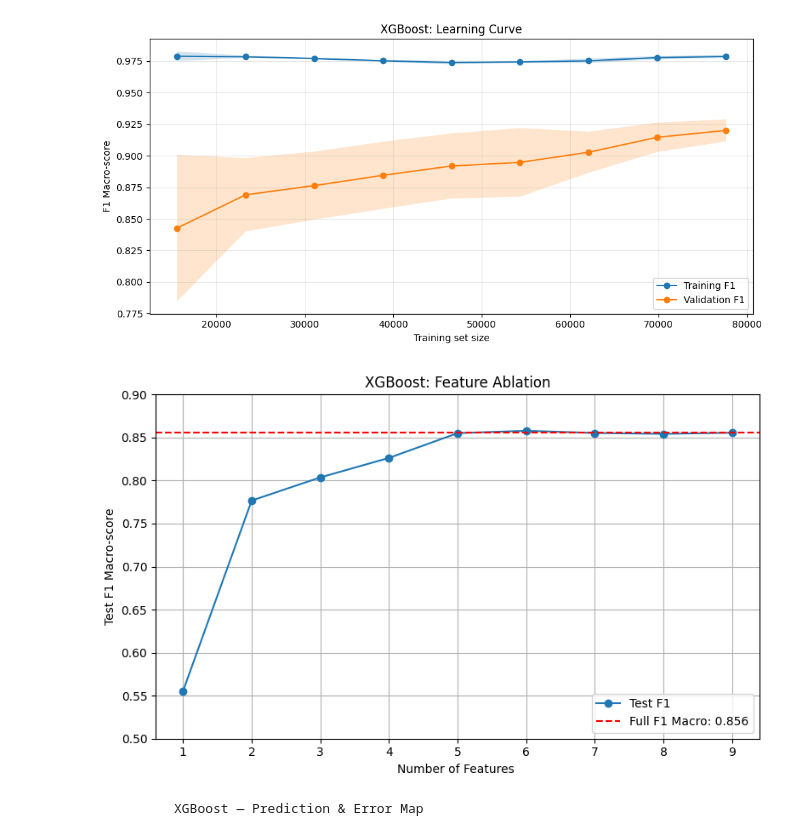
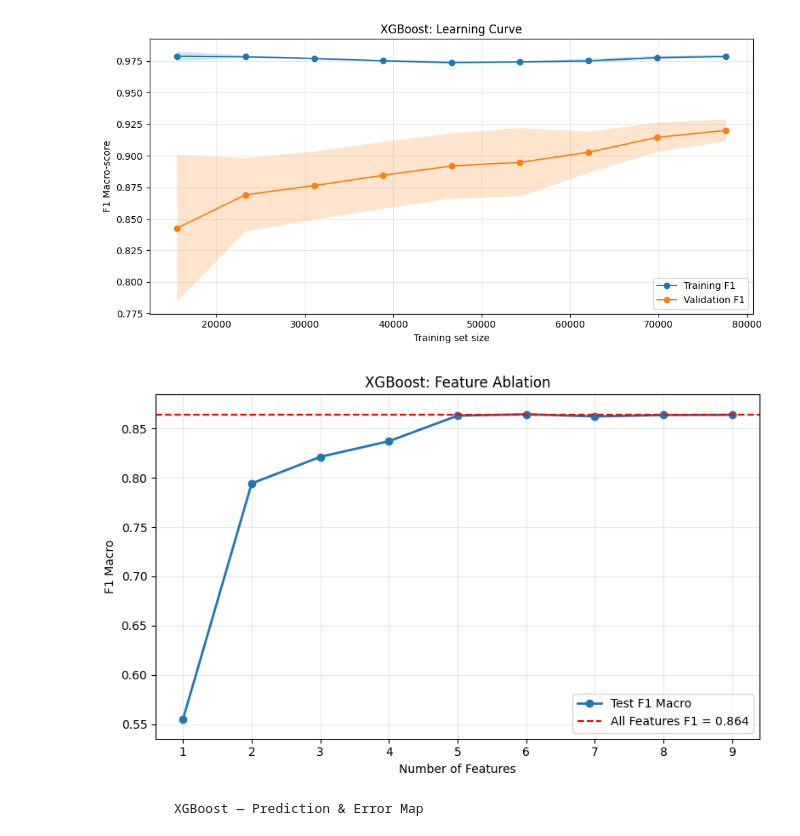
Before and after one commit to nicolomeneguzzo/Computational-Physics-2026, a Jupyter notebook: Astrophysical-Objects-Recognition/notebooks/astrophysical-object-classification.ipynb, the cells around one changed output. Cells and saved outputs as stored; diff of their text form; code cells hidden in the pictures.

```diff
--- a/Astrophysical-Objects-Recognition/notebooks/astrophysical-object-classification.ipynb
+++ b/Astrophysical-Objects-Recognition/notebooks/astrophysical-object-classification.ipynb
@@ -1074,29 +1074,29 @@ num_class: Number of output class in the multi-class classification.
 
   warnings.warn(some_fits_failed_message, FitFailedWarning)
 [figure]
-# %%
-#feature ablation for xgboost
-fig, axes = plt.subplots(figsize=(8, 5))
-
-xgb_ablation = XGBClassifier(
-    n_estimators=1000,
-    max_depth=xgb_final.max_depth,
-    learning_rate=xgb_final.learning_rate,
-    subsample=xgb_final.subsample,
-    colsample_bytree=xgb_final.colsample_bytree,
-    random_state=42
-)
-xgb_ablation.fit(X_train, y_train)
-sc.plot_feature_ablation(xgb_ablation, X_train, X_test, y_train, y_test,
-                         feature_names,title_prefix='XGBoost',
-                         ax=axes)
-
-
-plt.tight_layout()
-plt.grid(True)
-plt.show()
-# %% [output]
-[figure, removed]
+# %%
+#feature ablation for xgboost
+fig, axes = plt.subplots(figsize=(8, 5))
+
+sc.plot_feature_ablation(
+    xgb_final,
+    X_train,
+    X_val,
+    X_test,
+    y_train,
+    y_val,
+    y_test,
+    feature_names,
+    title_prefix="XGBoost",
+    ax=ax
+)
+
+
+plt.tight_layout()
+plt.grid(True)
+plt.show()
+# %% [output]
+[figure, added]
 # %%
 # Plot prediction and error maps for XGBoost
 
```
Also changed, not shown: parts of 3 cells of this notebook, 2 other files.
